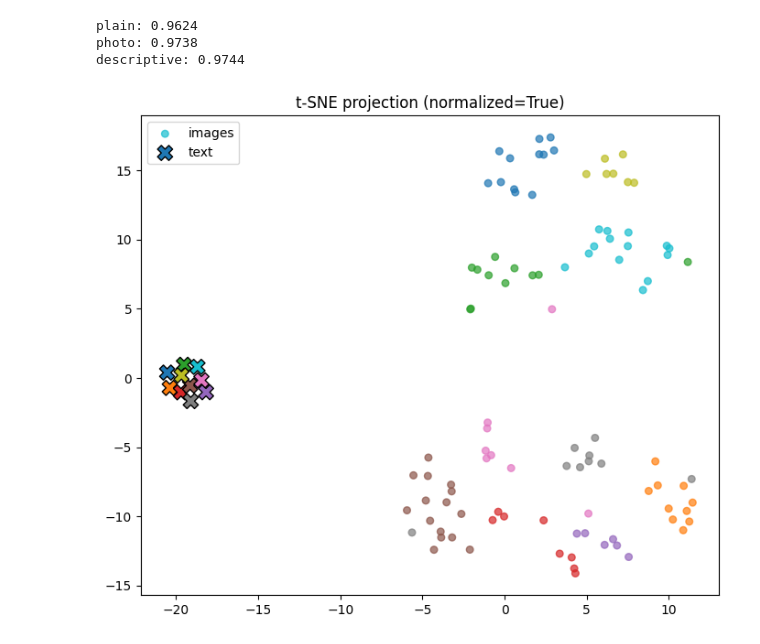
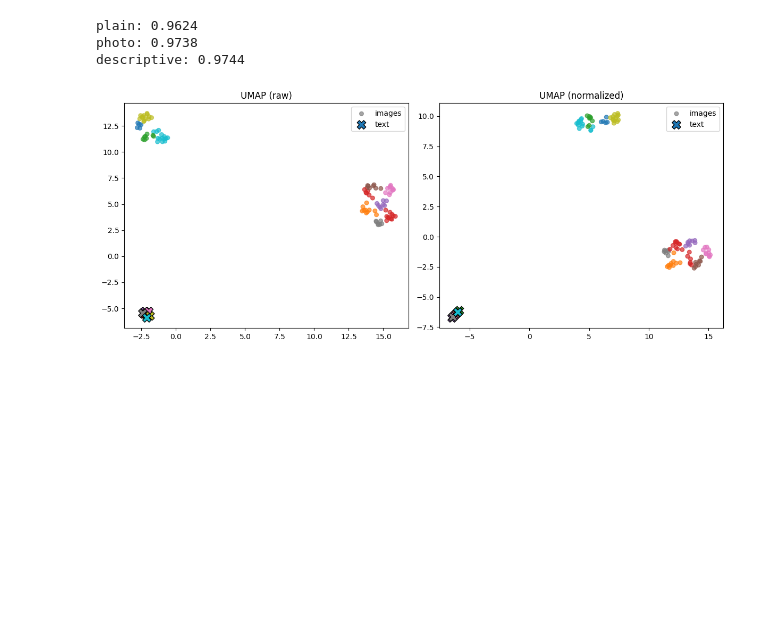
Before and after one commit to nausherwan-malik/Deep-Vision-Language-Models, a Jupyter notebook: Lab 0/Contrastive Language-Image Pretraining (CLIP).ipynb, the cells around one changed output. Saved outputs shown, nothing was run; the diff lists cells and outputs as text; code cells hidden in the pictures; blank space fills up the shorter version.

```diff
--- a/Lab 0/Contrastive Language-Image Pretraining (CLIP).ipynb
+++ b/Lab 0/Contrastive Language-Image Pretraining (CLIP).ipynb
@@ -100,67 +104,60 @@ descriptive: 0.9744
 # %%
 class_names = [
     "airplane", "bird", "car", "cat", "deer",
     "dog", "horse", "monkey", "ship", "truck"
 ]
 
 # --- load STL-10 test set ---
 ds = datasets.STL10(root="stl10", split="test", download=True, transform=preprocess)
 
-# --- sample 100 images ---
 N = 100
 idxs = random.sample(range(len(ds)), N)
-images = []
-labels = []
-for i in idxs:
-    img, lab = ds[i]
-    images.append(img)
-    labels.append(lab)
-
+images, labels = zip(*[ds[i] for i in idxs])
 images = torch.stack(images).to(device)
 labels = torch.tensor(labels).to(device)
 
-# --- make label prompts (one per class) ---
+# text prompts
 prompts = [f"a photo of a {c}" for c in class_names]
 text_tokens = clip.tokenize(prompts).to(device)
 
 with torch.no_grad():
     img_feat = model.encode_image(images)
     txt_feat = model.encode_text(text_tokens)
 
-# --- optional normalization toggle ---
-def maybe_norm(x, do_norm=True):
-    return x / x.norm(dim=-1, keepdim=True) if do_norm else x
+def project_2d(X):
+    try:
+        import umap
+        reducer = umap.UMAP(n_neighbors=15, min_dist=0.1, metric="cosine", random_state=42)
+        return reducer.fit_transform(X), "UMAP"
+    except ImportError:
 
-do_norm = True  # set False to compare raw embeddings
-img_feat = maybe_norm(img_feat, do_norm)
-txt_feat = maybe_norm(txt_feat, do_norm)
+        return TSNE(n_components=2, perplexity=15, init="random", random_state=42).fit_transform(X), "t-SNE"
 
-# --- stack for projection (images + text) ---
-X = torch.cat([img_feat, txt_feat], dim=0).cpu().numpy()
+def run_case(do_norm):
+    if do_norm:
+        X_img = img_feat / img_feat.norm(dim=-1, keepdim=True)
+        X_txt = txt_feat / txt_feat.norm(dim=-1, keepdim=True)
+    else:
+        X_img, X_txt = img_feat, txt_feat
 
-# --- 2D projection ---
-# Option A: UMAP (recommended if available)
-try:
-    import umap
-    reducer = umap.UMAP(n_neighbors=15, min_dist=0.1, metric="cosine", random_state=42)
-    X2 = reducer.fit_transform(X)
-    method = "UMAP"
-except ImportError:
-    # Option B: t-SNE fallback
-    from sklearn.manifold import TSNE
-    X2 = TSNE(n_components=2, perplexity=15, init="random", random_state=42).fit_transform(X)
-    method = "t-SNE"
+    X = torch.cat([X_img, X_txt], dim=0).cpu().numpy()
+    X2, method = project_2d(X)
+    return X2, method
 
-# --- plot ---
-plt.figure(figsize=(7, 6))
-# images = first N points
-plt.scatter(X2[:N, 0], X2[:N, 1], c=labels.cpu(), cmap="tab10", s=30, alpha=0.7, label="images")
-# text = last 10 points (one per class)
-plt.scatter(X2[N:, 0], X2[N:, 1], c=range(10), cmap="tab10", s=140, marker="X", edgecolor="k", label="text")
+X2_raw, method_raw = run_case(False)
+X2_norm, method_norm = run_case(True)
 
-plt.title(f"{method} projection (normalized={do_norm})")
-plt.legend(loc="best")
+fig, axes = plt.subplots(1, 2, figsize=(12, 5))
+for ax, X2, title in [
+    (axes[0], X2_raw, f"{method_raw} (raw)"),
+    (axes[1], X2_norm, f"{method_norm} (normalized)")
+]:
+    ax.scatter(X2[:N, 0], X2[:N, 1], c=labels.cpu(), cmap="tab10", s=30, alpha=0.7, label="images")
+    ax.scatter(X2[N:, 0], X2[N:, 1], c=range(10), cmap="tab10", s=140, marker="X", edgecolor="k", label="text")
+    ax.set_title(title)
+    ax.legend(loc="best")
+
 plt.tight_layout()
 plt.show()
 # %% [output]
-[figure, old version]
+[figure, new version]
```
Also changed, not shown: parts of 2 cells of this notebook.
